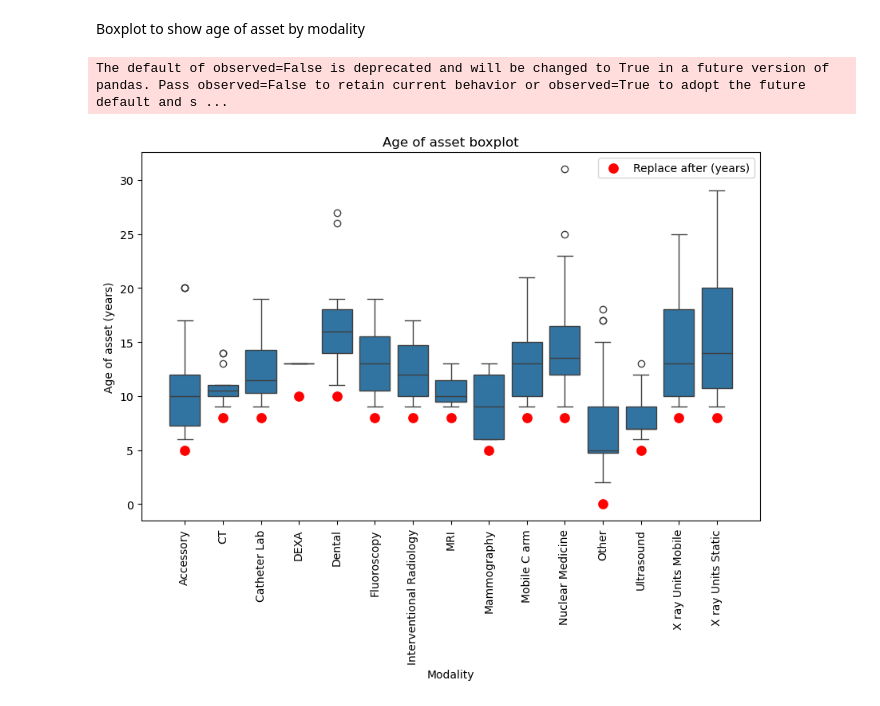
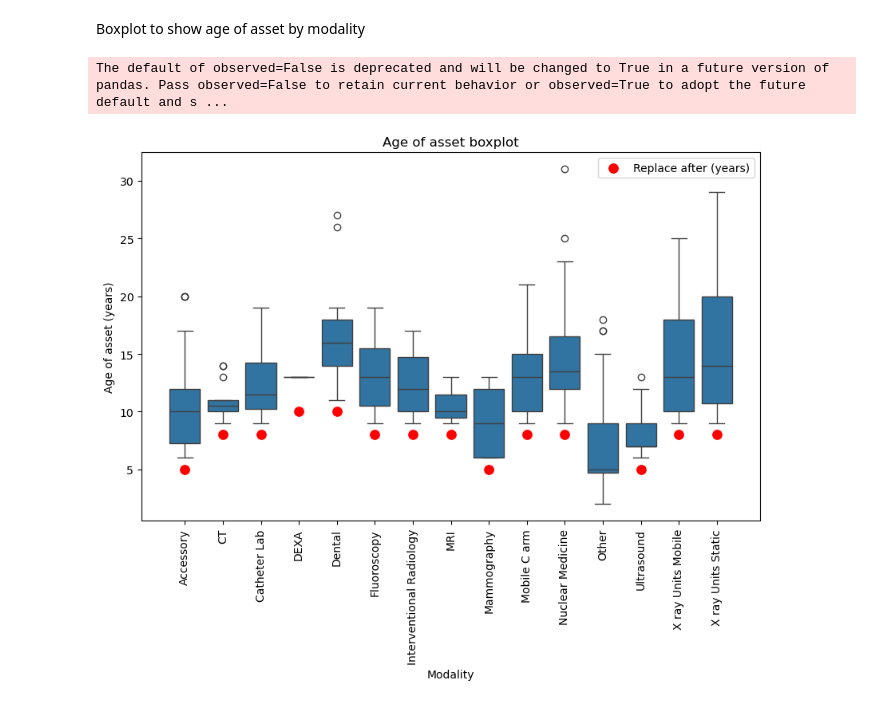
Before and after one commit to martindata999/imaging-assets-replacement, a Jupyter notebook: imaging-asset-replacement.ipynb, the cells around one changed output. Drawn from its saved outputs; the diff is of its cells as text; code cells hidden in the pictures.

Commit message:
Removed replacement schedule for 'other' modality_der

```diff
--- a/imaging-asset-replacement.ipynb
+++ b/imaging-asset-replacement.ipynb
@@ -396,32 +399,35 @@ average_replacement_schedule = df.groupby('Modality_Der')['replacement_schedule'
 df['Modality_Der'] = pd.Categorical(df['Modality_Der'], categories=sorted(df['Modality_Der'].unique()), ordered=True)
 
 # Create figure and axis
 fig, ax = plt.subplots(figsize=(10, 6))
 
 # Plot boxplot
 sns.boxplot(x='Modality_Der', y='Age', data=df, ax=ax)
 
+# Filter out zeros and NaNs for plotting red dots
+plot_data = average_replacement_schedule[average_replacement_schedule['replacement_schedule'] > 0].dropna()
+
 # Rotate x labels
 plt.xticks(rotation=90)
 
 # Plot replacement schedule as red dots
 sns.scatterplot(x='Modality_Der',
                 y='replacement_schedule',
-                data=average_replacement_schedule,
+                data=plot_data,
                 color='red',
                 s=100,
                 marker='o',
                 ax=ax,
                 label='Replace after (years)'
                 )
 
 # Set plot title and labels
 ax.set_xlabel("Modality")
 ax.set_ylabel("Age of asset (years)")
 ax.set_title("Age of asset boxplot")
 
 # Show plot
 plt.show()
 # %% [output]
 The default of observed=False is deprecated and will be changed to True in a future version of pandas. Pass observed=False to retain current behavior or observed=True to adopt the future default and s ...
-[figure, old version]
+[figure, new version]
```
Also changed, not shown: parts of 2 cells of this notebook.
